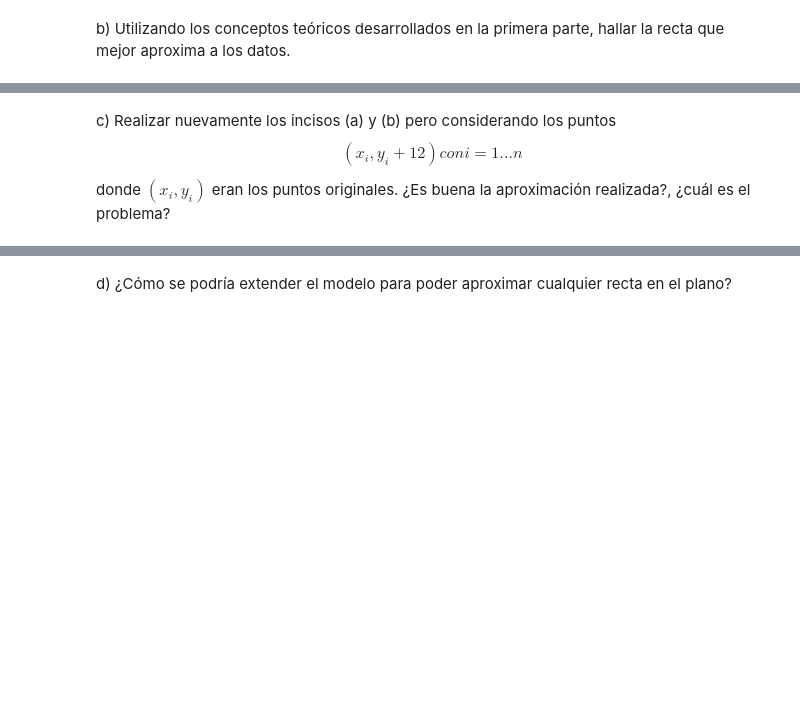
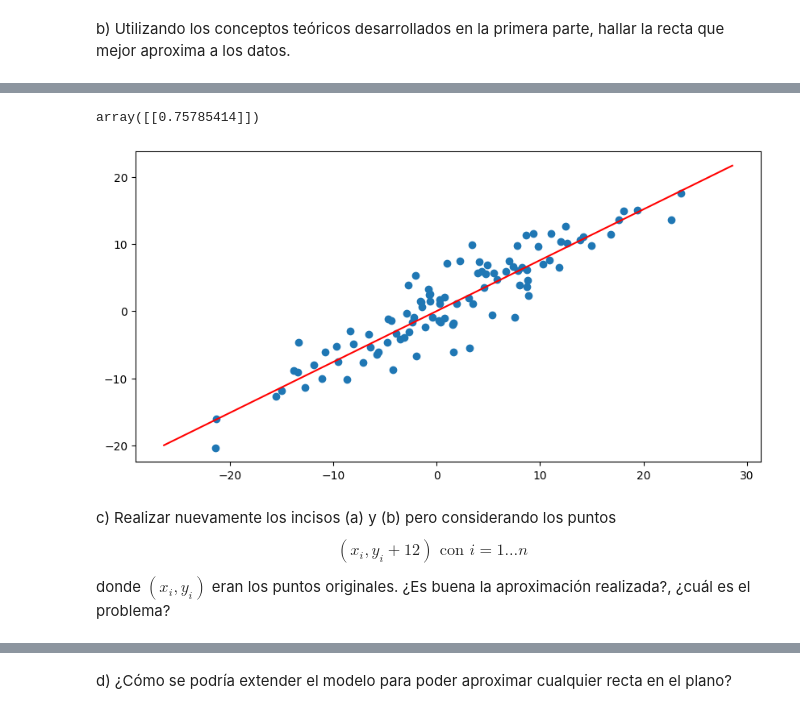
Before and after one commit to IgnacioPardo/Metodos_TP1, a Jupyter notebook: TP1.ipynb, the cells around one changed output, grey strips where cells are left out. Drawn from its saved outputs; the diff is of its cells as text; code cells hidden in the pictures; blank space fills up the shorter version.

```diff
--- a/TP1.ipynb
+++ b/TP1.ipynb
@@ -143,5 +194,40 @@ b) Utilizando los conceptos teóricos desarrollados en la primera parte, hallar
+# %%
+def linear_regression(X, y):
+    X_t = X.T
+    X_t_X = np.dot(X_t, X)
+    X_t_X_inv = np.linalg.inv(X_t_X)
+    X_t_X_inv_X_t = np.dot(X_t_X_inv, X_t)
+    B = np.dot(X_t_X_inv_X_t, y)
+    return B
+# %%
+b = linear_regression(X, y)
+b
+# %% [output]
+array([[0.75785414]])
+# %%
+def plot_regression_line(X, y):
+
+    b = linear_regression(X, y)
+
+    plt.figure(figsize=(10, 5))
+
+    plt.plot(X, y, 'o')
+
+    min_x = np.min(X) - 5
+    max_x = np.max(X) + 5
+
+    line_x = np.linspace(min_x, max_x, 1000)
+    line_y = b[0] * line_x
+
+    plt.plot(line_x, line_y, 'r')
+
+    plt.show()
+
+plot_regression_line(X, y)
+# %% [output]
+[figure, added]
 # %% [markdown]
 c) Realizar nuevamente los incisos (a) y (b) pero considerando los puntos
-$${(x_i, y_i + 12) con i = 1...n}$$
+$${(x_i, y_i + 12) \text{ con } i = 1 \dots n}$$
 
 donde $(x_i , y_i)$ eran los puntos originales. ¿Es buena la aproximación realizada?, ¿cuál es el problema?
```
Also changed, not shown: parts of 11 cells of this notebook, 2 other files.
